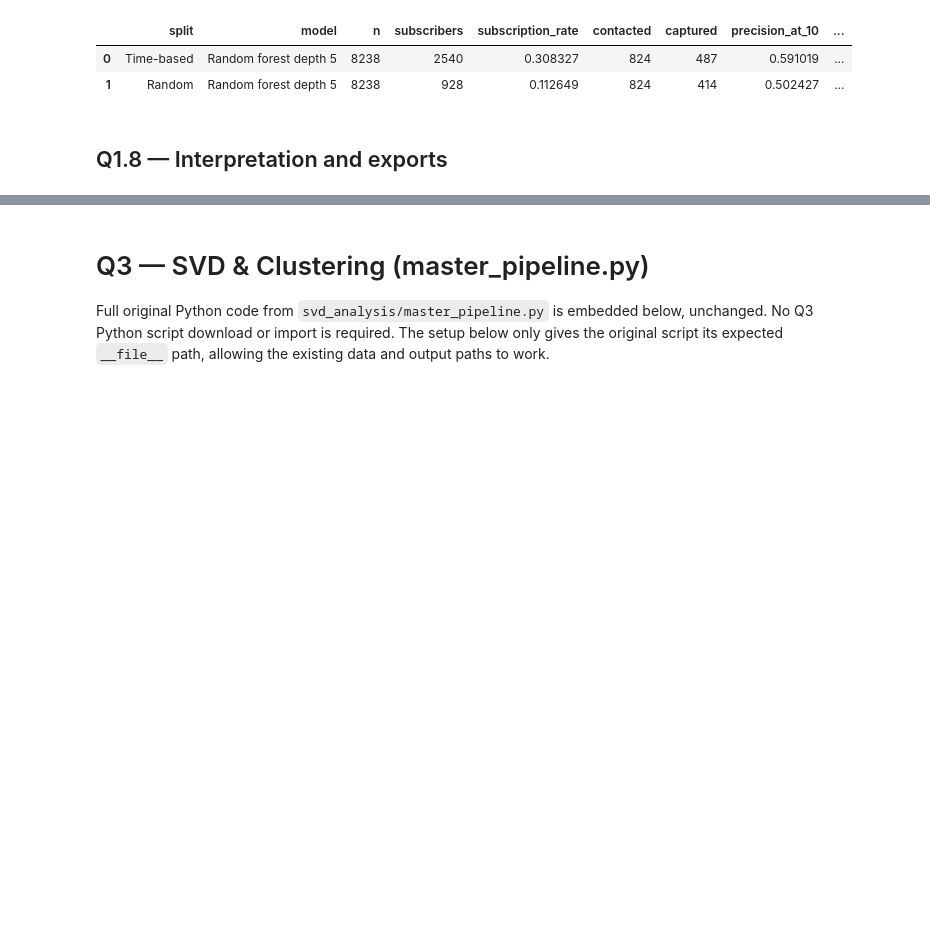
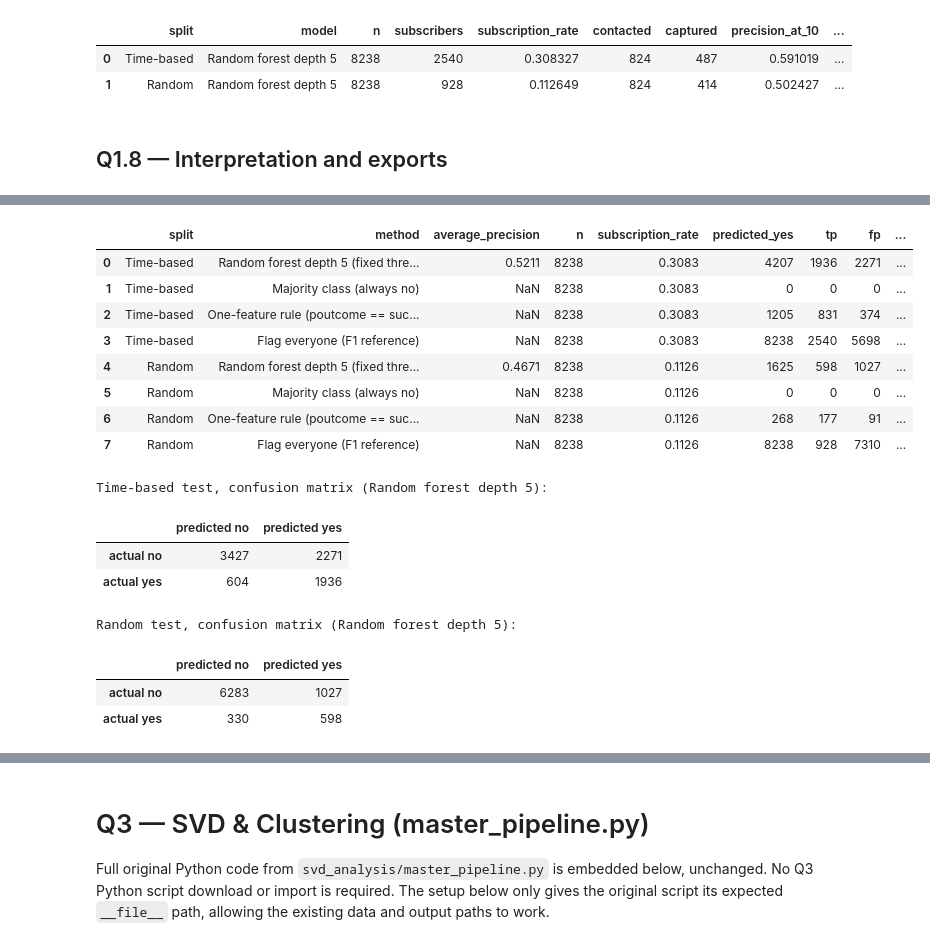
Before and after one commit to ziqing05/DS701-midterm, a Jupyter notebook: Project_Question_Analysis.ipynb, the cells around one changed output, grey strips where cells are left out. Saved outputs shown, nothing was run; the diff lists cells and outputs as text; code cells hidden in the pictures; blank space fills up the shorter version.

```diff
--- a/Project_Question_Analysis.ipynb
+++ b/Project_Question_Analysis.ipynb
@@ -262,0 +487,54 @@ Q1 outputs saved to: /content/reproducibility_outputs/q1_results
+# %%
+q2_test_rows = []
+q2_prediction_frames = []
+q2_test_scores = {}
+for q2_split, q2_fit_ids, q2_test_ids in [
+    ('Time-based', development_ids, time_test_ids),
+    ('Random', random_development_ids, random_test_ids),
+]:
+    q2_final_model = make_q2_model(q2_selected_name)
+    q2_final_model.fit(X.iloc[q2_fit_ids], y[q2_fit_ids])
+    q2_scores = q2_final_model.predict_proba(X.iloc[q2_test_ids])[:, 1]
+    q2_test_scores[q2_split] = (np.asarray(q2_test_ids), q2_scores)
+
+    q2_test_rows.append({'split': q2_split, 'method': f'{q2_selected_name} (fixed threshold)',
+                         'average_precision': average_precision_score(y[q2_test_ids], q2_scores),
+                         **q2_classification_metrics(q2_test_ids, q2_scores >= Q2_THRESHOLD)})
+    for q2_name, q2_row in q2_baselines(q2_test_ids).items():
+        q2_test_rows.append({'split': q2_split, 'method': q2_name, 'average_precision': np.nan, **q2_row})
+
+    q2_prediction_frames.append(pd.DataFrame({
+        'split': q2_split,
+        'original_row': np.asarray(q2_test_ids) + 1,
+        'actual_yes': y[q2_test_ids],
+        'score': q2_scores,
+        'predicted_yes': (q2_scores >= Q2_THRESHOLD).astype(int),
+    }))
+
+q2_test_results = pd.DataFrame(q2_test_rows)
+q2_test_predictions = pd.concat(q2_prediction_frames, ignore_index=True)
+display(q2_test_results.round(4))
+
+for q2_split in ['Time-based', 'Random']:
+    q2_row = q2_test_results.query('split == @q2_split').iloc[0]
+    print(f'{q2_split} test, confusion matrix ({q2_selected_name}):')
+    display(pd.DataFrame([[q2_row.tn, q2_row.fp], [q2_row.fn, q2_row.tp]],
+                         index=['actual no', 'actual yes'], columns=['predicted no', 'predicted yes']))
+# %% [output]
+|  | split | method | average_precision | n | subscription_rate | predicted_yes | tp | fp | ... |
+| 0 | Time-based | Random forest depth 5 (fixed thre... | 0.5211 | 8238 | 0.3083 | 4207 | 1936 | 2271 | ... |
+| 1 | Time-based | Majority class (always no) | NaN | 8238 | 0.3083 | 0 | 0 | 0 | ... |
+| 2 | Time-based | One-feature rule (poutcome == suc... | NaN | 8238 | 0.3083 | 1205 | 831 | 374 | ... |
+| 3 | Time-based | Flag everyone (F1 reference) | NaN | 8238 | 0.3083 | 8238 | 2540 | 5698 | ... |
+| 4 | Random | Random forest depth 5 (fixed thre... | 0.4671 | 8238 | 0.1126 | 1625 | 598 | 1027 | ... |
+| 5 | Random | Majority class (always no) | NaN | 8238 | 0.1126 | 0 | 0 | 0 | ... |
+| 6 | Random | One-feature rule (poutcome == suc... | NaN | 8238 | 0.1126 | 268 | 177 | 91 | ... |
+| 7 | Random | Flag everyone (F1 reference) | NaN | 8238 | 0.1126 | 8238 | 928 | 7310 | ... |
+Time-based test, confusion matrix (Random forest depth 5):
+|  | predicted no | predicted yes |
+| actual no | 3427 | 2271 |
+| actual yes | 604 | 1936 |
+Random test, confusion matrix (Random forest depth 5):
+|  | predicted no | predicted yes |
+| actual no | 6283 | 1027 |
+| actual yes | 330 | 598 |
```
Also changed, not shown: parts of 28 cells of this notebook.
